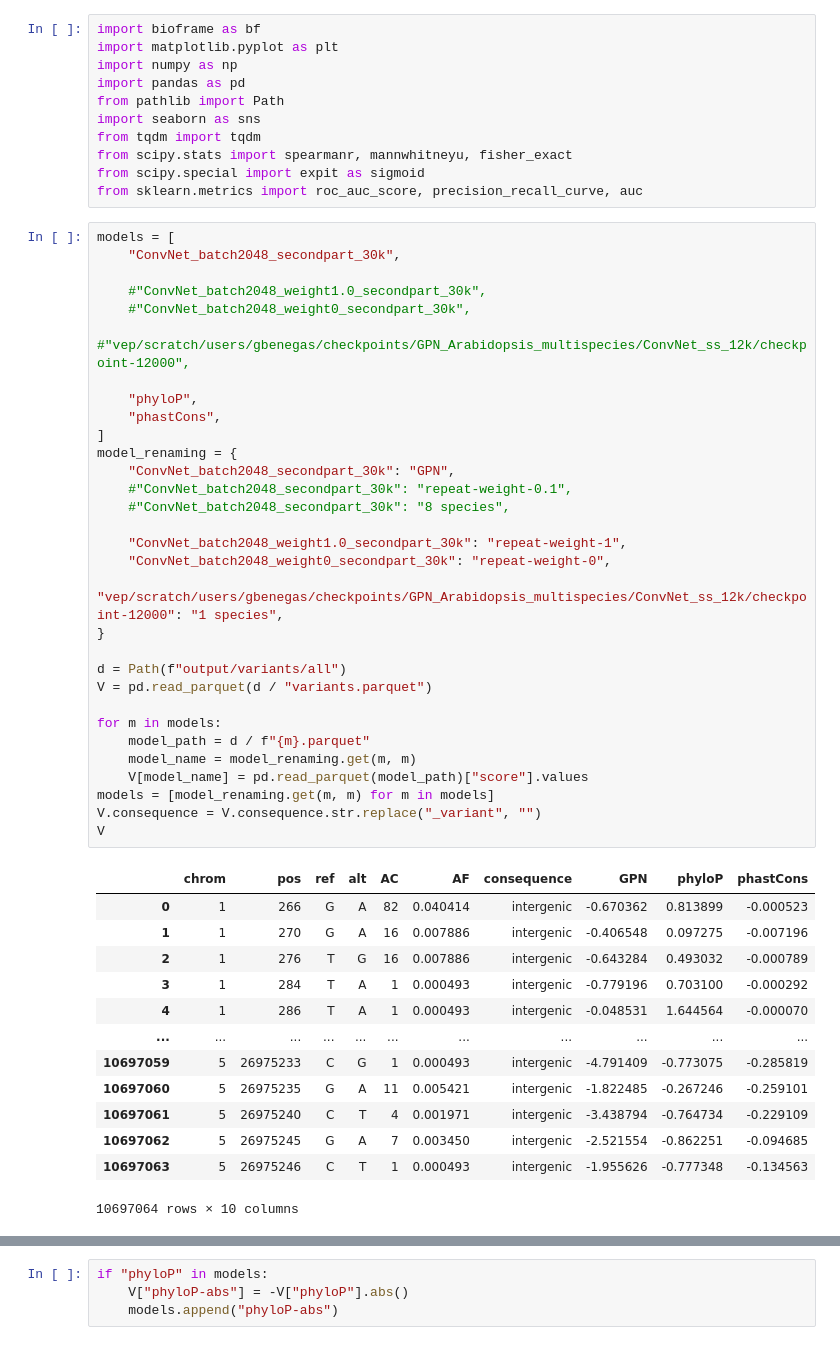
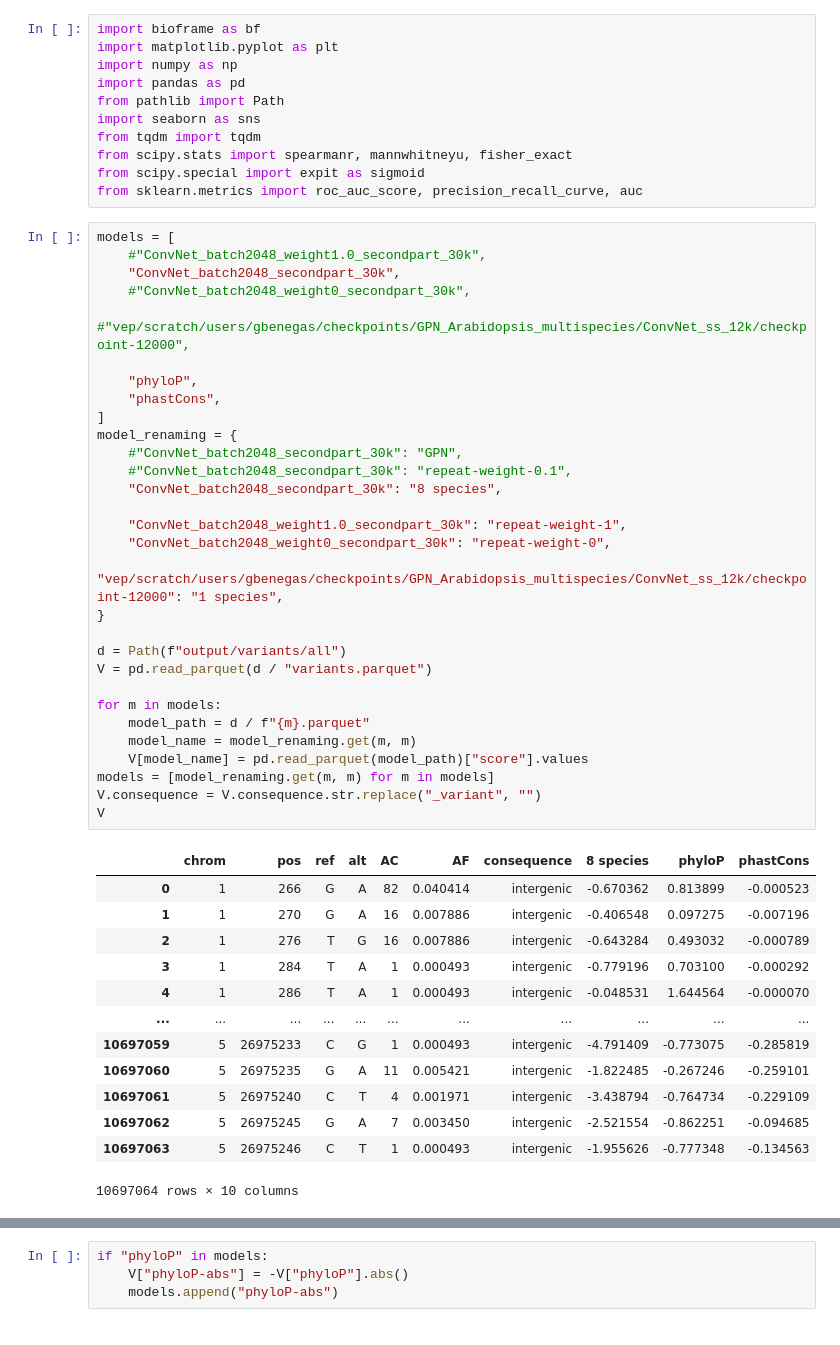
Before and after one commit to songlab-cal/gpn, a Jupyter notebook: analysis/arabidopsis/vep_rare_vs_common.ipynb, the cells around one changed output, grey strips where cells are left out. Drawn from its saved outputs; the diff is of its cells as text.

```diff
--- a/analysis/arabidopsis/vep_rare_vs_common.ipynb
+++ b/analysis/arabidopsis/vep_rare_vs_common.ipynb
@@ -11,37 +11,36 @@ from scipy.special import expit as sigmoid
 from sklearn.metrics import roc_auc_score, precision_recall_curve, auc
 # %%
 models = [
+    #"ConvNet_batch2048_weight1.0_secondpart_30k",
     "ConvNet_batch2048_secondpart_30k",
-
-    #"ConvNet_batch2048_weight1.0_secondpart_30k",
     #"ConvNet_batch2048_weight0_secondpart_30k",
     #"vep/scratch/users/gbenegas/checkpoints/GPN_Arabidopsis_multispecies/ConvNet_ss_12k/checkpoint-12000",
 
     "phyloP",
     "phastCons",
 ]
 model_renaming = {
-    "ConvNet_batch2048_secondpart_30k": "GPN",
+    #"ConvNet_batch2048_secondpart_30k": "GPN",
     #"ConvNet_batch2048_secondpart_30k": "repeat-weight-0.1",
-    #"ConvNet_batch2048_secondpart_30k": "8 species",
+    "ConvNet_batch2048_secondpart_30k": "8 species",
 
     "ConvNet_batch2048_weight1.0_secondpart_30k": "repeat-weight-1",
     "ConvNet_batch2048_weight0_secondpart_30k": "repeat-weight-0",
     "vep/scratch/users/gbenegas/checkpoints/GPN_Arabidopsis_multispecies/ConvNet_ss_12k/checkpoint-12000": "1 species",
 }
 
 d = Path(f"output/variants/all")
 V = pd.read_parquet(d / "variants.parquet")
 
 for m in models:
     model_path = d / f"{m}.parquet"
     model_name = model_renaming.get(m, m)
     V[model_name] = pd.read_parquet(model_path)["score"].values
 models = [model_renaming.get(m, m) for m in models]
 V.consequence = V.consequence.str.replace("_variant", "")
 V
 # %% [output]
-|  | chrom | pos | ref | alt | AC | AF | consequence | GPN | phyloP | phastCons |
+|  | chrom | pos | ref | alt | AC | AF | consequence | 8 species | phyloP | phastCons |
 | 0 | 1 | 266 | G | A | 82 | 0.040414 | intergenic | -0.670362 | 0.813899 | -0.000523 |
 | 1 | 1 | 270 | G | A | 16 | 0.007886 | intergenic | -0.406548 | 0.097275 | -0.007196 |
 | 2 | 1 | 276 | T | G | 16 | 0.007886 | intergenic | -0.643284 | 0.493032 | -0.000789 |
```
Also changed, not shown: parts of 18 cells of this notebook.
